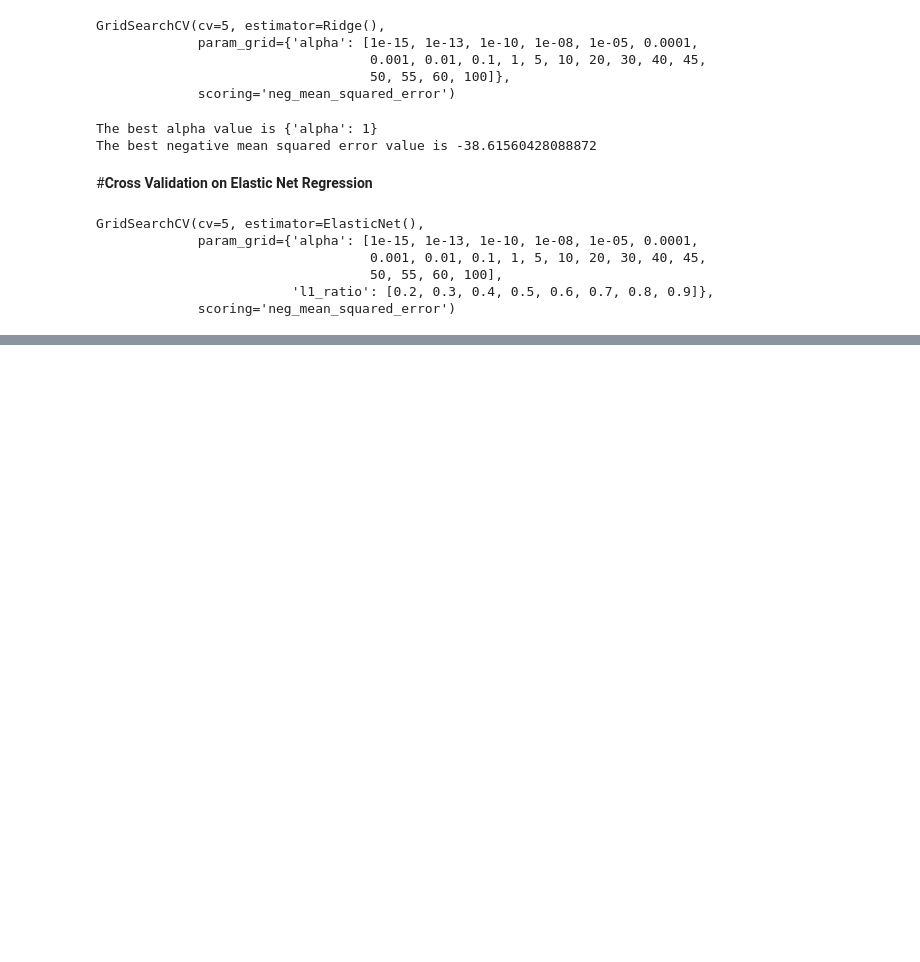
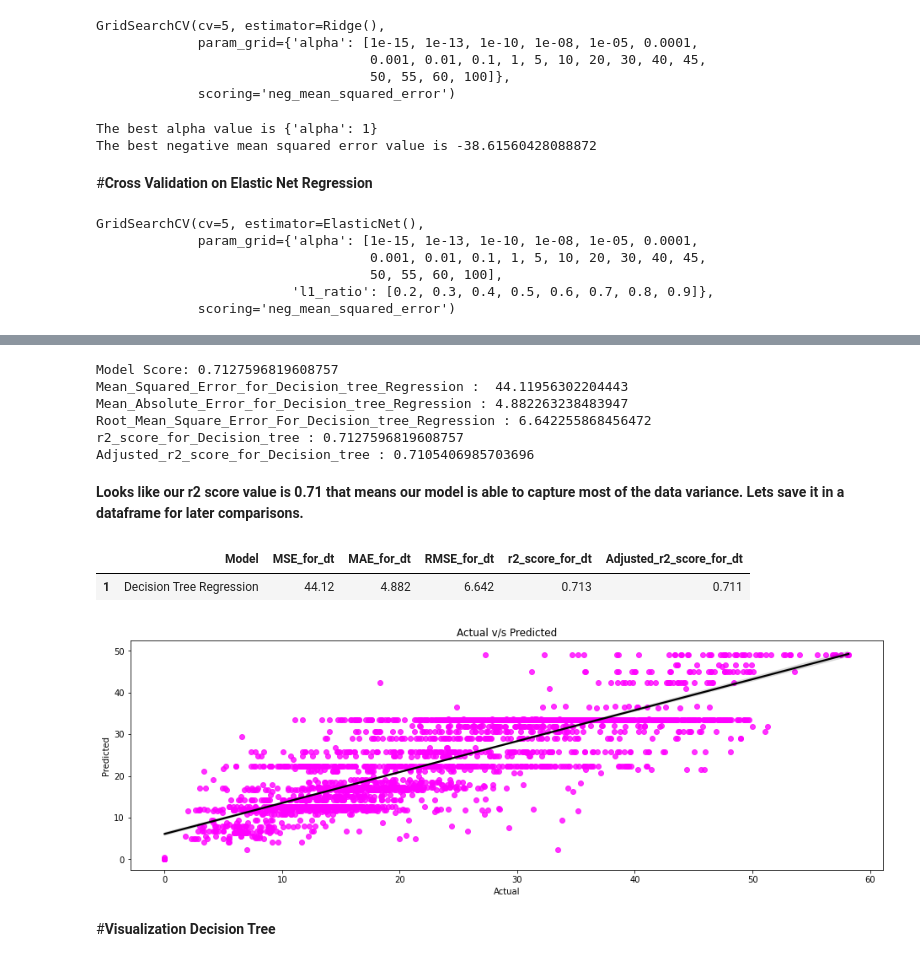
Before and after one commit to sksamima5/Bike-Sharing-Demand-Prediction-, a Jupyter notebook: Bike_Sharing_Demand_Prediction_Capstone_Project.ipynb, the cells around one changed output, grey strips where cells are left out. Saved outputs shown, nothing was run; the diff lists cells and outputs as text; code cells hidden in the pictures; blank space fills up the shorter version.

```diff
--- a/Bike_Sharing_Demand_Prediction_Capstone_Project.ipynb
+++ b/Bike_Sharing_Demand_Prediction_Capstone_Project.ipynb
@@ -1522,0 +1540,6 @@ The best negative mean squared error value is -38.61465533453879
+# %%
+#Implementation of Decision tree regressor
+dt_regressor = DecisionTreeRegressor(criterion='mse', max_depth=9, max_leaf_nodes=100, max_features=9)
+# %%
+#Fitting into the model
+dt_regressor.fit(X_train, y_train)
@@ -1522,0 +1559,4 @@ The best negative mean squared error value is -38.61465533453879
+# %%
+#Get the X_train and X-test value
+y_pred_train_dt = dt_regressor.predict(X_train)
+y_pred_test_dt = dt_regressor.predict(X_test)
@@ -1522,0 +1609,61 @@ The best negative mean squared error value is -38.61465533453879
+# %%
+#Checking the Model score
+print("Model Score:",dt_regressor.score(X_test,y_test))
+
+#Calculate Mean Square Error
+MSE_for_dt =  mean_squared_error(y_test, y_pred_test_dt)
+print('Mean_Squared_Error_for_Decision_tree_Regression : ',MSE_for_dt)
+
+#Calculate Mean Absolute error
+MAE_for_dt = mean_absolute_error(y_test, y_pred_test_dt)
+print('Mean_Absolute_Error_for_Decision_tree_Regression :' , MAE_for_dt)
+
+#Calculate Root Mean Square Error
+RMSE_for_dt = np.sqrt(MSE_for_dt)
+print('Root_Mean_Square_Error_For_Decision_tree_Regression :', RMSE_for_dt)
+
+#Calculate r2 Score
+r2_score_for_dt = r2_score(y_test, y_pred_test_dt)
+print('r2_score_for_Decision_tree :', r2_score_for_dt)
+
+#Calculate Adjusted r2 Score
+Adjusted_r2_score_for_dt = (1-(1-r2_score(y_test, y_pred_test_dt))*((X_train.shape[0]-1)/(X_train.shape[0]-X_train.shape[1]-1)) )
+print("Adjusted_r2_score_for_Decision_tree :",1-(1-r2_score(y_test, y_pred_test_dt))*((X_train.shape[0]-1)/(X_train.shape[0]-X_train.shape[1]-1)) )
+# %% [output]
+Model Score: 0.7127596819608757
+Mean_Squared_Error_for_Decision_tree_Regression :  44.11956302204443
+Mean_Absolute_Error_for_Decision_tree_Regression : 4.882263238483947
+Root_Mean_Square_Error_For_Decision_tree_Regression : 6.642255868456472
+r2_score_for_Decision_tree : 0.7127596819608757
+Adjusted_r2_score_for_Decision_tree : 0.7105406985703696
+# %% [markdown]
+**Looks like our r2 score value is 0.71 that means our model is  able to capture most of the data variance. Lets save it in a dataframe for later comparisons.**
+# %%
+#Storing the traning set metrics value in a dataframe for later comparison
+dict10 = {'Model' : 'Decision Tree Regression',
+         'MSE_for_dt' : round((MSE_for_dt),3),
+         'MAE_for_dt' : round((MAE_for_dt),3),
+         'RMSE_for_dt' : round((RMSE_for_dt),3),
+         'r2_score_for_dt' : round((r2_score_for_dt),3),
+         'Adjusted_r2_score_for_dt' : round((Adjusted_r2_score_for_dt),3)
+         }
+dt_test_df = pd.DataFrame(dict10, index=[1])
+dt_test_df
+# %% [output]
+|  | Model | MSE_for_dt | MAE_for_dt | RMSE_for_dt | r2_score_for_dt | Adjusted_r2_score_for_dt |
+| 1 | Decision Tree Regression | 44.12 | 4.882 | 6.642 | 0.713 | 0.711 |
+# %%
+#Define a function to plot scatter plot for y_test and y_actual.
+def plot_scatter(y_pred_test_dt,y_test):
+  '''Plot scatter plot for y_pred_test values and
+  y_test values. To check how close we are to regresson line'''
+  plt.figure(figsize=(16,5))
+  sns.regplot(x=y_test,y=y_pred_test_dt,scatter_kws={'color':'magenta'},line_kws={'color':'black'})
+  plt.xlabel('Actual')
+  plt.ylabel("Predicted")
+  plt.title("Actual v/s Predicted")
+plot_scatter(y_pred_test_dt, y_test)
+# %% [output]
+[figure, added]
+# %% [markdown]
+#**Visualization Decision Tree**
```
Also changed, not shown: parts of 32 cells of this notebook.
